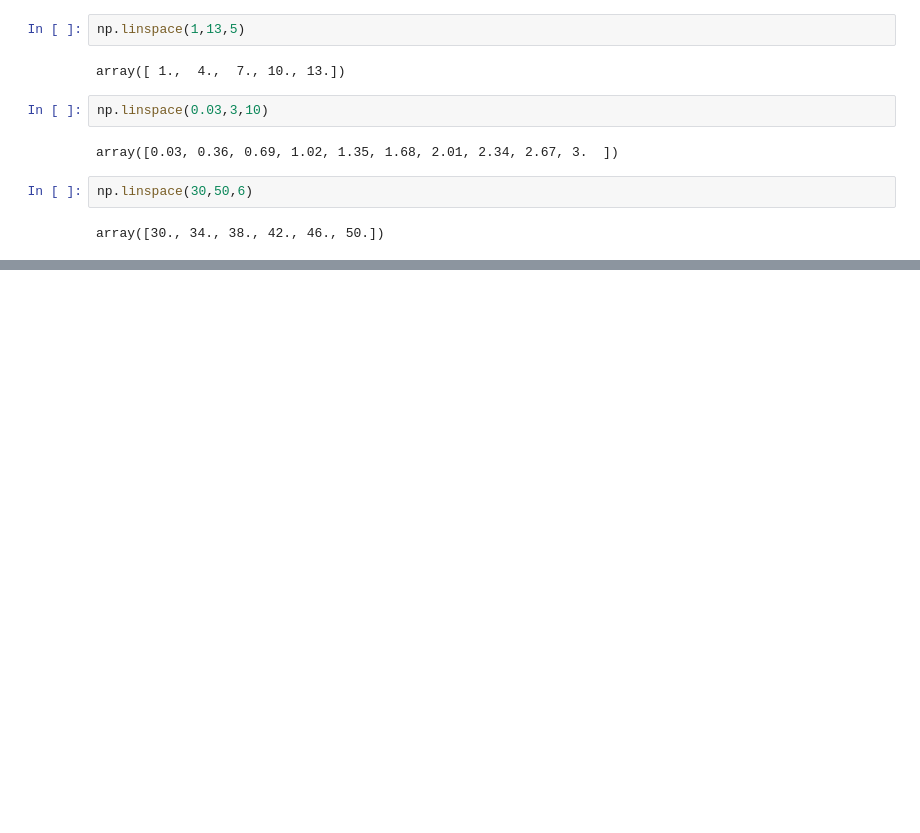
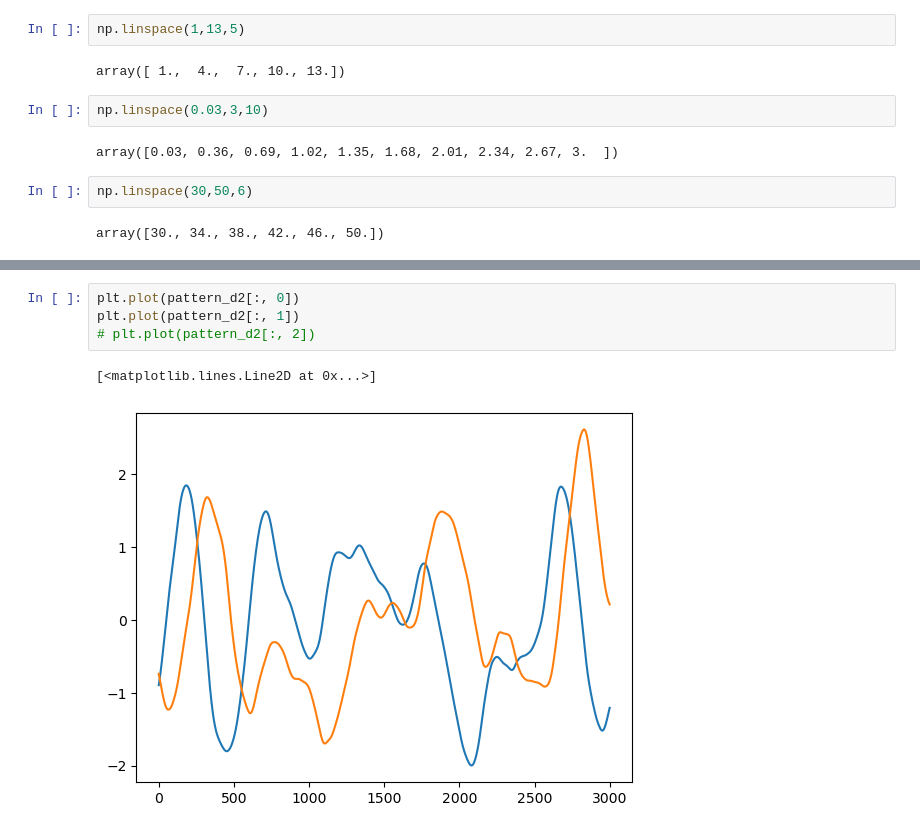
Before and after one commit to fraziphy/spiking-rnn-heterogeneity, a Jupyter notebook: Untitled4.ipynb, the cells around one changed output, grey strips where cells are left out. Saved outputs shown, nothing was run; the diff lists cells and outputs as text; blank space fills up the shorter version.

```diff
--- a/Untitled4.ipynb
+++ b/Untitled4.ipynb
@@ -343,0 +3038,7 @@ array([10., 14., 18., 22., 26., 30., 34., 38., 42., 46., 50.])
+# %%
+plt.plot(pattern_d2[:, 0])
+plt.plot(pattern_d2[:, 1])
+# plt.plot(pattern_d2[:, 2])
+# %% [output]
+[<matplotlib.lines.Line2D at 0x...>]
+[figure, added]
```
Also changed, not shown: parts of 17 cells of this notebook, 39 other files.
